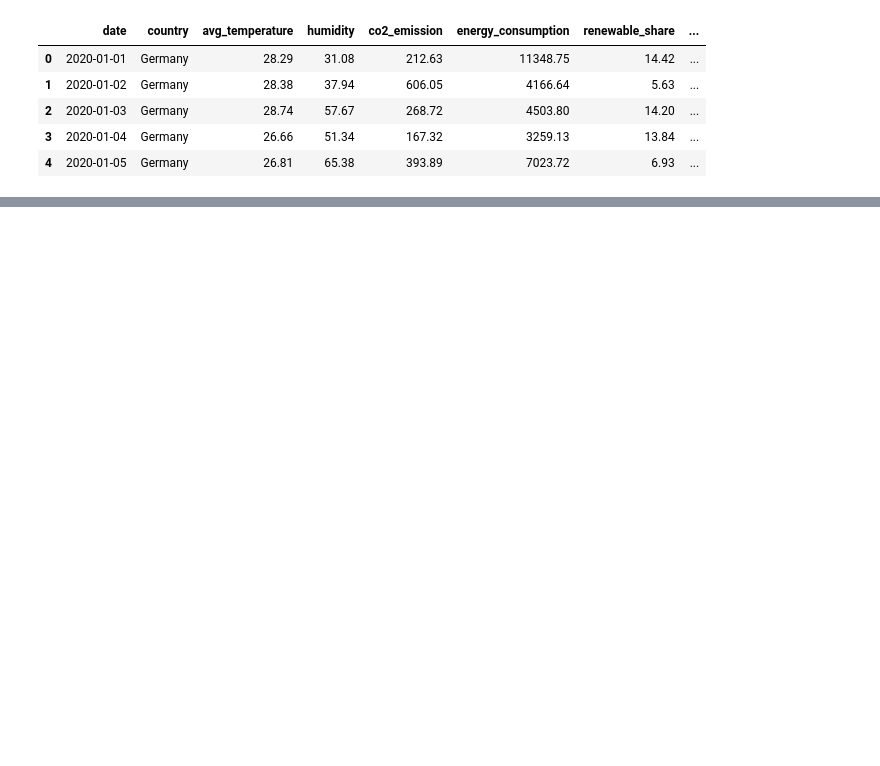
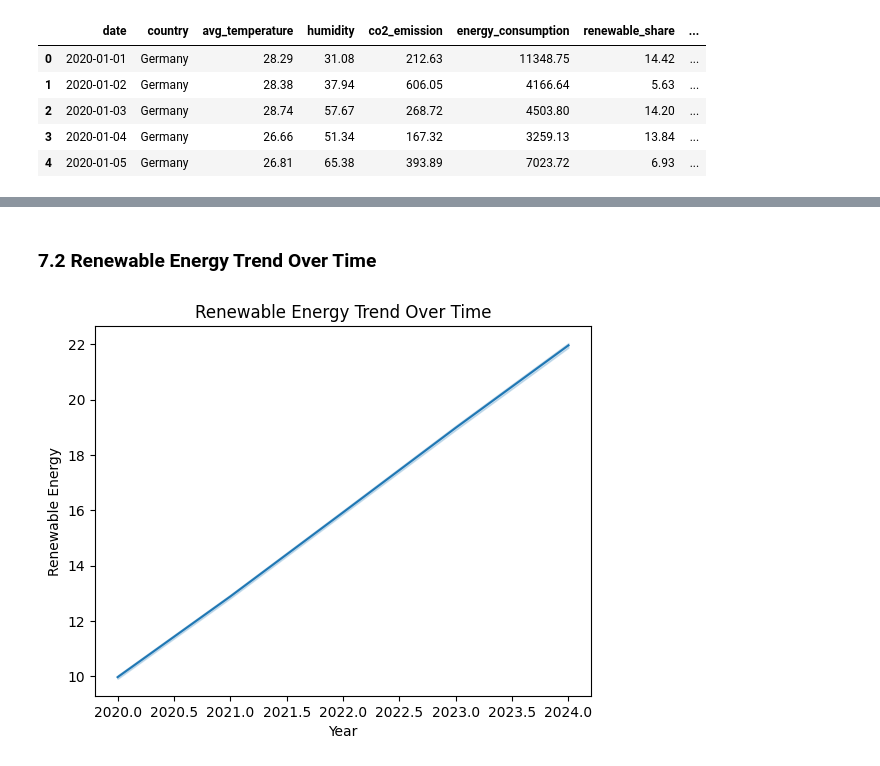
Before and after one commit to Akashsoni2004/global-energy-analysis, a Jupyter notebook: notebooks/Global_Energy_Consumption.ipynb, the cells around one changed output, grey strips where cells are left out. Saved outputs shown, nothing was run; the diff lists cells and outputs as text; code cells hidden in the pictures; blank space fills up the shorter version.

```diff
--- a/notebooks/Global_Energy_Consumption.ipynb
+++ b/notebooks/Global_Energy_Consumption.ipynb
@@ -153,0 +173,10 @@ df.head()
+# %% [markdown]
+### 7.2 Renewable Energy Trend Over Time
+# %%
+sns.lineplot(data=df, x="year", y="renewable_share")
+plt.title('Renewable Energy Trend Over Time')
+plt.xlabel('Year')
+plt.ylabel('Renewable Energy')
+plt.show()
+# %% [output]
+[figure, added]
```
Also changed, not shown: parts of 9 cells of this notebook.
